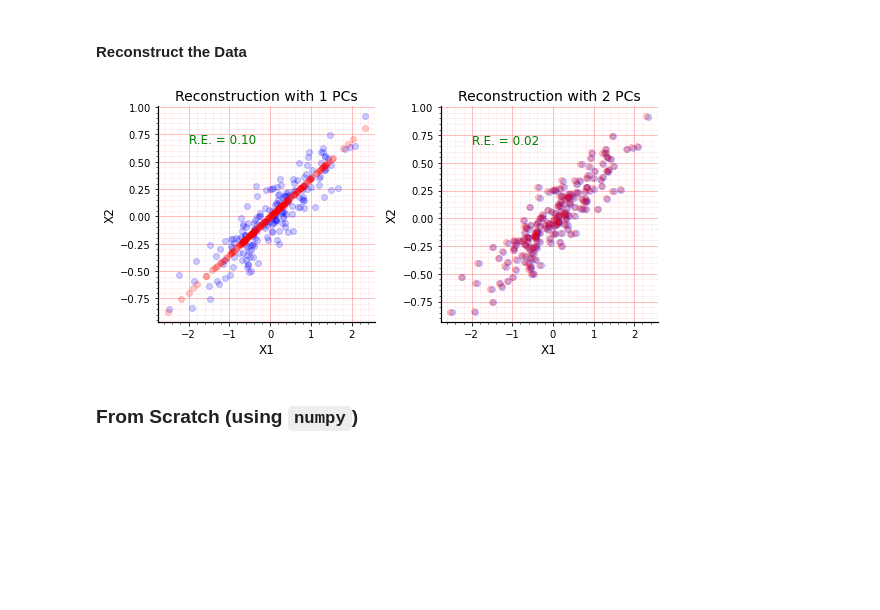
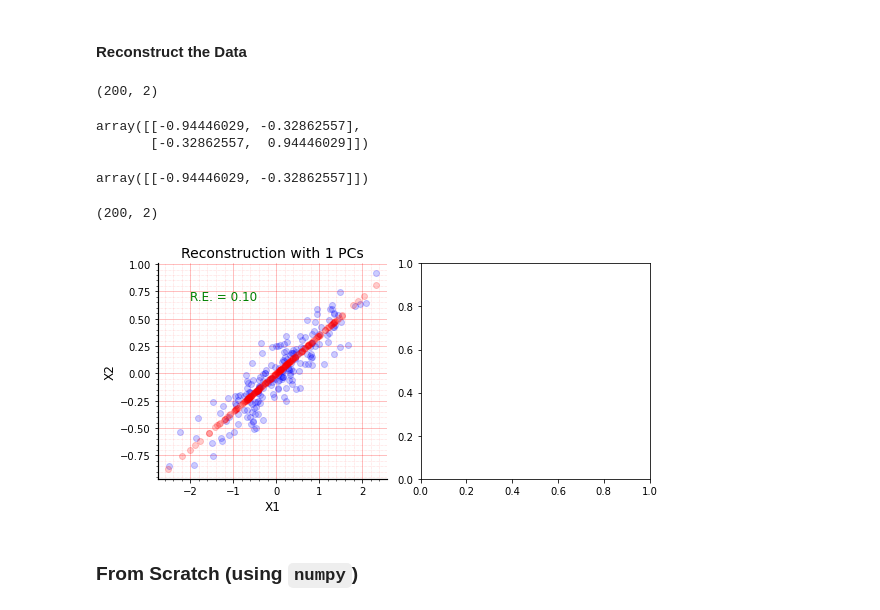
Before and after one commit to Kabilan108/drexel-coursework, a Jupyter notebook: bmes547/3_pca/pca_demo.ipynb, the cells around one changed output. Saved outputs shown, nothing was run; the diff lists cells and outputs as text; code cells hidden in the pictures; blank space fills up the shorter version.

```diff
--- a/bmes547/3_pca/pca_demo.ipynb
+++ b/bmes547/3_pca/pca_demo.ipynb
@@ -107,35 +107,53 @@ ax.set_title('Principal Components', fontsize=14);
 [figure]
 # %% [markdown]
 #### Reconstruct the Data
+# %%
+X_rec.shape
+# %% [output]
+(200, 2)
+# %%
+P
+# %% [output]
+array([[-0.94446029, -0.32862557],
+       [-0.32862557,  0.94446029]])
+# %%
+P[:i+1, :]
+# %% [output]
+array([[-0.94446029, -0.32862557]])
+# %%
+Y.shape
+# %% [output]
+(200, 2)
 # %%
 fig, axes = plt.subplots(1, 2, figsize=(8, 4))
 
 for i, ax in zip(range(X.shape[1]), axes):
     # Reconstruct data
     X_rec = np.dot(Y[:, :i+1], P[:i+1, :])
 
     # Plot raw and reconstructed data
     ax.plot(X[:, 0], X[:, 1], 'bo', alpha=0.2)
     ax.plot(X_rec[:, 0], X_rec[:, 1], 'ro', alpha=0.2)
     format(ax)
 
     # Axis labels
     ax.set_xlabel('X1', fontsize=12)
     ax.set_ylabel('X2', fontsize=12)
     ax.set_title(f'Reconstruction with {i+1} PCs', fontsize=14)
 
     # Calculate reconstruction error (RMSE)
     error = math.sqrt( ((X - X_rec)**2).mean() )
     # error = mean_squared_error(X, X_rec, squared=False)
 
     ax.annotate(
         f'R.E. = {error:.2f}', xy=(0, 0), xytext=(-2, 0.7), color='green',
         fontsize=12, ha='left', va='center'
     )
+    break
 
 fig.tight_layout()
 # %% [output]
-[figure, old version]
+[figure, new version]
 # %% [markdown]
 ### From Scratch (using `numpy`)
 # %%
```
Also changed, not shown: parts of 4 cells of this notebook, 1 other file.
